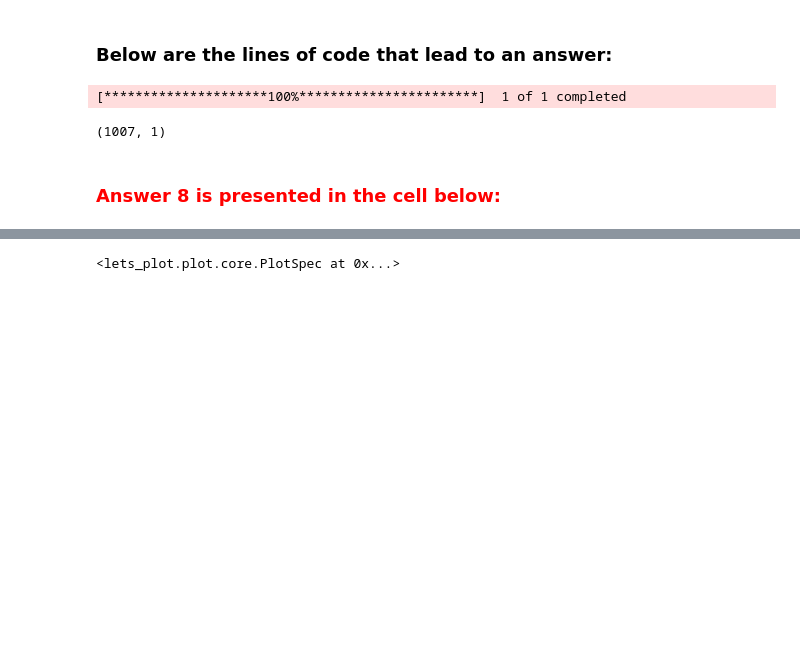
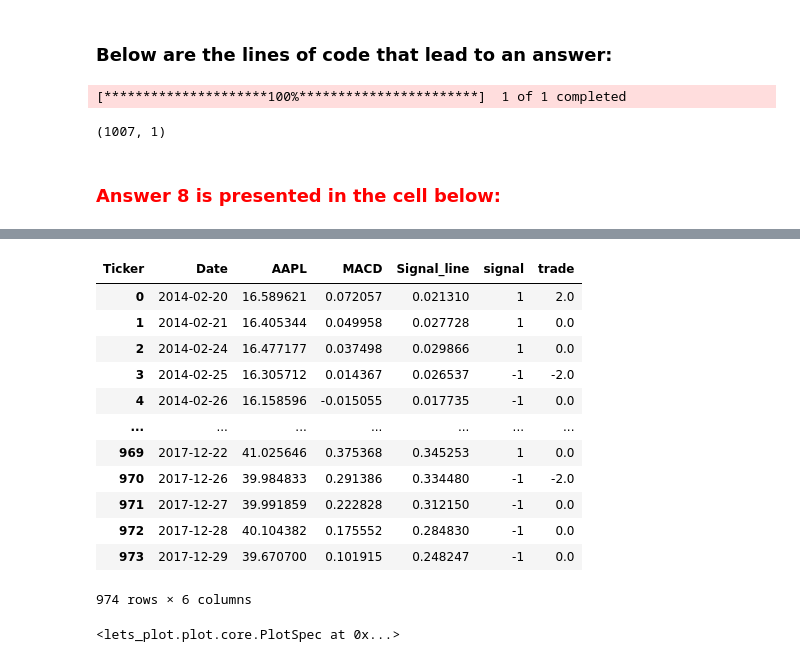
Before and after one commit to changjulian17/qf627, a Jupyter notebook: problem_set_5/QF627_Problem_Set_5 (1).ipynb, the cells around one changed output, grey strips where cells are left out. Cells and saved outputs as stored; diff of their text form; code cells hidden in the pictures; blank space fills up the shorter version.

```diff
--- a/problem_set_5/QF627_Problem_Set_5 (1).ipynb
+++ b/problem_set_5/QF627_Problem_Set_5 (1).ipynb
@@ -404,3 +421,19 @@ aapl.at[aapl.index[0], 'trade'] = aapl.at[aapl.index[0], 'signal'] * 2
+# %%
+aapl_melt
+# %% [output]
+| Ticker | Date | AAPL | MACD | Signal_line | signal | trade |
+| 0 | 2014-02-20 | 16.589621 | 0.072057 | 0.021310 | 1 | 2.0 |
+| 1 | 2014-02-21 | 16.405344 | 0.049958 | 0.027728 | 1 | 0.0 |
+| 2 | 2014-02-24 | 16.477177 | 0.037498 | 0.029866 | 1 | 0.0 |
+| 3 | 2014-02-25 | 16.305712 | 0.014367 | 0.026537 | -1 | -2.0 |
+| 4 | 2014-02-26 | 16.158596 | -0.015055 | 0.017735 | -1 | 0.0 |
+| ... | ... | ... | ... | ... | ... | ... |
+| 969 | 2017-12-22 | 41.025646 | 0.375368 | 0.345253 | 1 | 0.0 |
+| 970 | 2017-12-26 | 39.984833 | 0.291386 | 0.334480 | -1 | -2.0 |
+| 971 | 2017-12-27 | 39.991859 | 0.222828 | 0.312150 | -1 | 0.0 |
+| 972 | 2017-12-28 | 40.104382 | 0.175552 | 0.284830 | -1 | 0.0 |
+| 973 | 2017-12-29 | 39.670700 | 0.101915 | 0.248247 | -1 | 0.0 |
+974 rows × 6 columns
 # %%
 aapl_melt = aapl.reset_index()
 aapl_melt = aapl_melt.rename(columns={'index': 'Date'})
```
Also changed, not shown: parts of 2 cells of this notebook, 3 other files.
